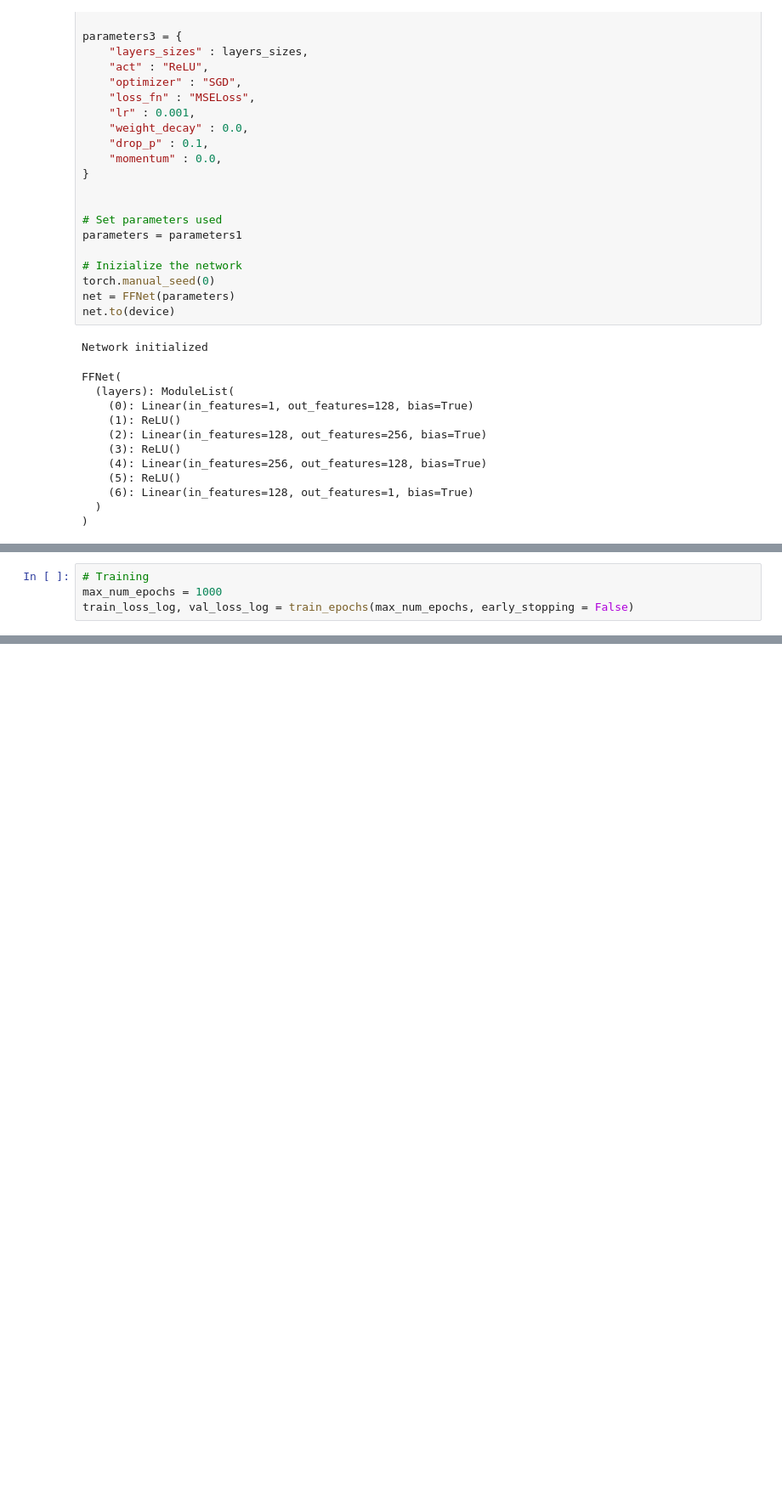
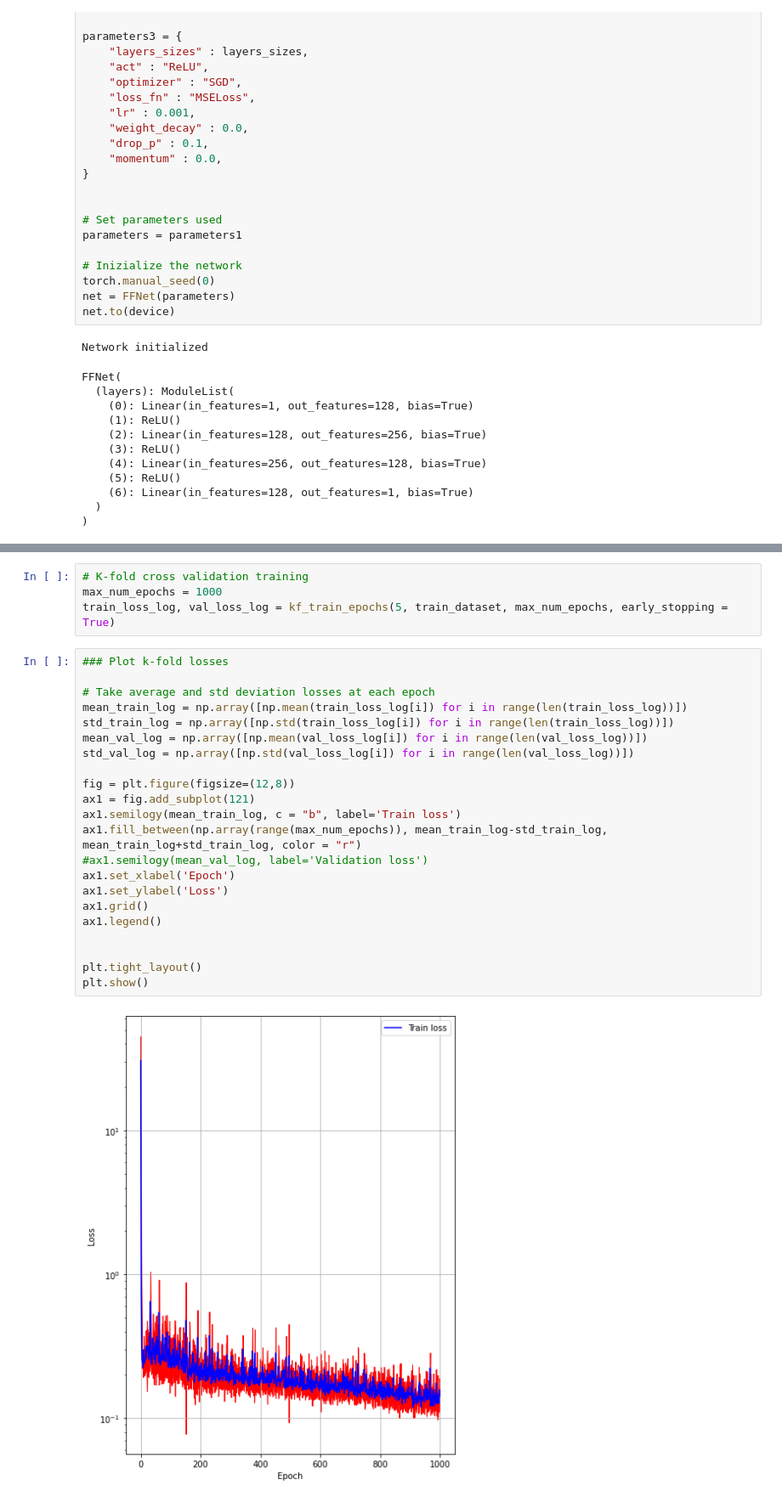
Before and after one commit to abassi98/NNDL, a Jupyter notebook: Homework_1/Regression.ipynb, the cells around one changed output, grey strips where cells are left out. Shown at 85% size. Cells and saved outputs as stored; diff of their text form; blank space fills up the shorter version.

Commit message:
Implemented k-fold cross validation for regression task

```diff
--- a/Homework_1/Regression.ipynb
+++ b/Homework_1/Regression.ipynb
@@ -247,4 +203,0 @@ def train_epochs(max_num_epochs, early_stopping = True):
-# %%
-# Training
-max_num_epochs = 1000
-train_loss_log, val_loss_log = train_epochs(max_num_epochs, early_stopping = False)
@@ -327,0 +330,28 @@ plt.show()
+# %%
+# K-fold cross validation training
+max_num_epochs = 1000
+train_loss_log, val_loss_log = kf_train_epochs(5, train_dataset, max_num_epochs, early_stopping = True)
+# %%
+### Plot k-fold losses
+
+# Take average and std deviation losses at each epoch
+mean_train_log = np.array([np.mean(train_loss_log[i]) for i in range(len(train_loss_log))])
+std_train_log = np.array([np.std(train_loss_log[i]) for i in range(len(train_loss_log))])
+mean_val_log = np.array([np.mean(val_loss_log[i]) for i in range(len(val_loss_log))])
+std_val_log = np.array([np.std(val_loss_log[i]) for i in range(len(val_loss_log))])
+
+fig = plt.figure(figsize=(12,8))
+ax1 = fig.add_subplot(121)
+ax1.semilogy(mean_train_log, c = "b", label='Train loss')
+ax1.fill_between(np.array(range(max_num_epochs)), mean_train_log-std_train_log, mean_train_log+std_train_log, color = "r")
+#ax1.semilogy(mean_val_log, label='Validation loss')
+ax1.set_xlabel('Epoch')
+ax1.set_ylabel('Loss')
+ax1.grid()
+ax1.legend()
+
+
+plt.tight_layout()
+plt.show()
+# %% [output]
+[figure, added]
```
Also changed, not shown: parts of 24 cells of this notebook, 3 other files.
